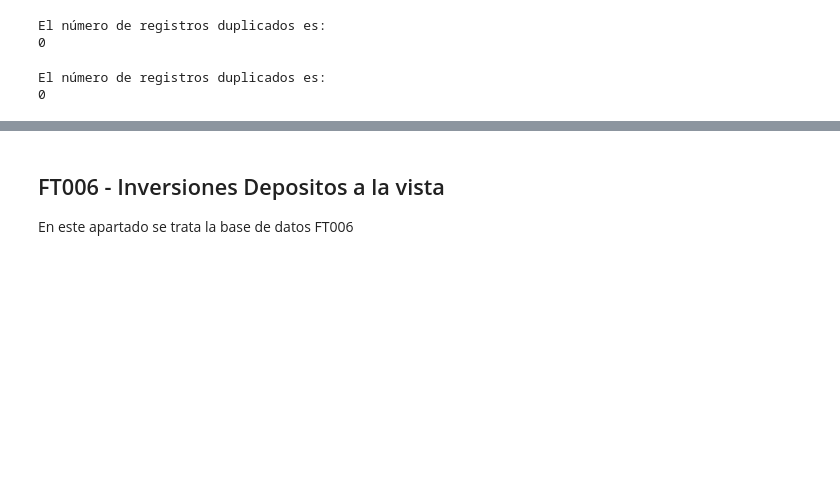
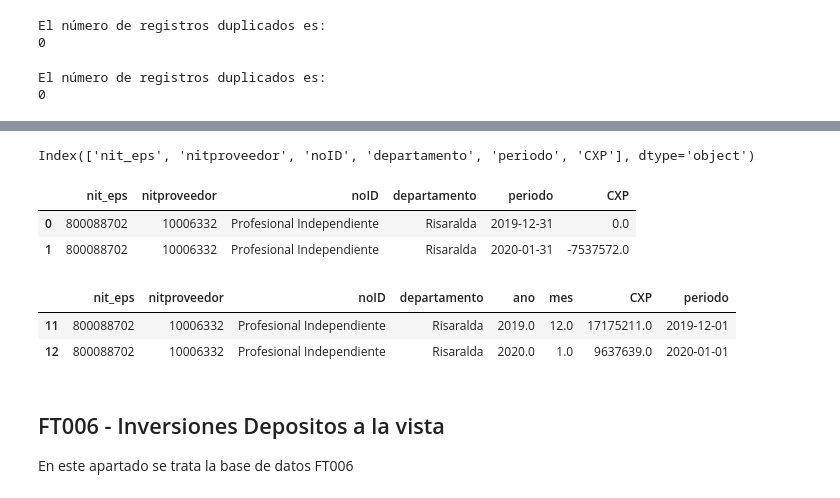
Before and after one commit to Miguelangelortizh/Data_cleaning, a Jupyter notebook: Supersalud_PAGO_V2.ipynb, the cells around one changed output, grey strips where cells are left out. Drawn from its saved outputs; the diff is of its cells as text; code cells hidden in the pictures; blank space fills up the shorter version.

Commit message:
FT004 fechas corregidas

```diff
--- a/Supersalud_PAGO_V2.ipynb
+++ b/Supersalud_PAGO_V2.ipynb
@@ -1079,0 +1065,6 @@ FT004 = FT004.drop(df_filtered)
+# %%
+# Se completan los años y los meses para las observaciones que no presentaron ninguna observación en un año de interés. Por ejemplo, a aquellos sujetos que reportaron cifras en 2019, pero no en 2020, se les completa el año 2020 para poder calcular la diferencia entre diciembre de 2019 y enero de 2020
+# Se convierte la variable en mes y año
+FT004[['ano', 'mes']] = FT004[['ano', 'mes']].astype(float)
+FT004['periodo'] = pd.to_datetime(FT004.ano*10000 + FT004.mes*100 + 1, format='%Y%m%d')
+fecha_ideal = pd.date_range('12-01-2019','05-01-2021',freq='M')
@@ -1079,0 +1081,4 @@ FT004 = FT004.drop(df_filtered)
+# %%
+FT004_dif.columns
+# %% [output]
+Index(['nit_eps', 'nitproveedor', 'noID', 'departamento', 'periodo', 'CXP'], dtype='object')
@@ -1080,5 +1088,5 @@ FT004 = FT004.drop(df_filtered)
 # %%
 # Se agrupa la información para calcular su respectiva diferencia mensual por CXP
-FT004 = FT004.set_index(['nit_eps', 'nitproveedor', 'noID', 'departamento', 'ano','mes'])
+FT004_dif = FT004_dif.set_index(['nit_eps', 'nitproveedor', 'noID', 'departamento', 'periodo'])
 # %%
 # Se calcula la diferencia mensual para conocer el valor mensual de cada cuenta ya que por defecto vienen agregadas
@@ -1086,7 +1094,15 @@ FT004_dif = FT004.diff().fillna(0)
-# %%
-# Se desagregan las bases de datos para su posterior unión
-FT004_dif = FT004_dif.reset_index()
-FT004 = FT004.reset_index()
+# %%
+FT004_dif.head(2)
+# %% [output]
+|  | nit_eps | nitproveedor | noID | departamento | periodo | CXP |
+| 0 | 800088702 | 10006332 | Profesional Independiente | Risaralda | 2019-12-31 | 0.0 |
+| 1 | 800088702 | 10006332 | Profesional Independiente | Risaralda | 2020-01-31 | -7537572.0 |
+# %%
+FT004.head(2)
+# %% [output]
+|  | nit_eps | nitproveedor | noID | departamento | ano | mes | CXP | periodo |
+| 11 | 800088702 | 10006332 | Profesional Independiente | Risaralda | 2019.0 | 12.0 | 17175211.0 | 2019-12-01 |
+| 12 | 800088702 | 10006332 | Profesional Independiente | Risaralda | 2020.0 | 1.0 | 9637639.0 | 2020-01-01 |
 # %%
 # Se reemplazan los nombres de las columnas para facilitar el tratamiento
 FT004_dif.rename(columns={'CXP': 'DCXPmes'}, inplace=True)
```
Also changed, not shown: parts of 11 cells of this notebook.
